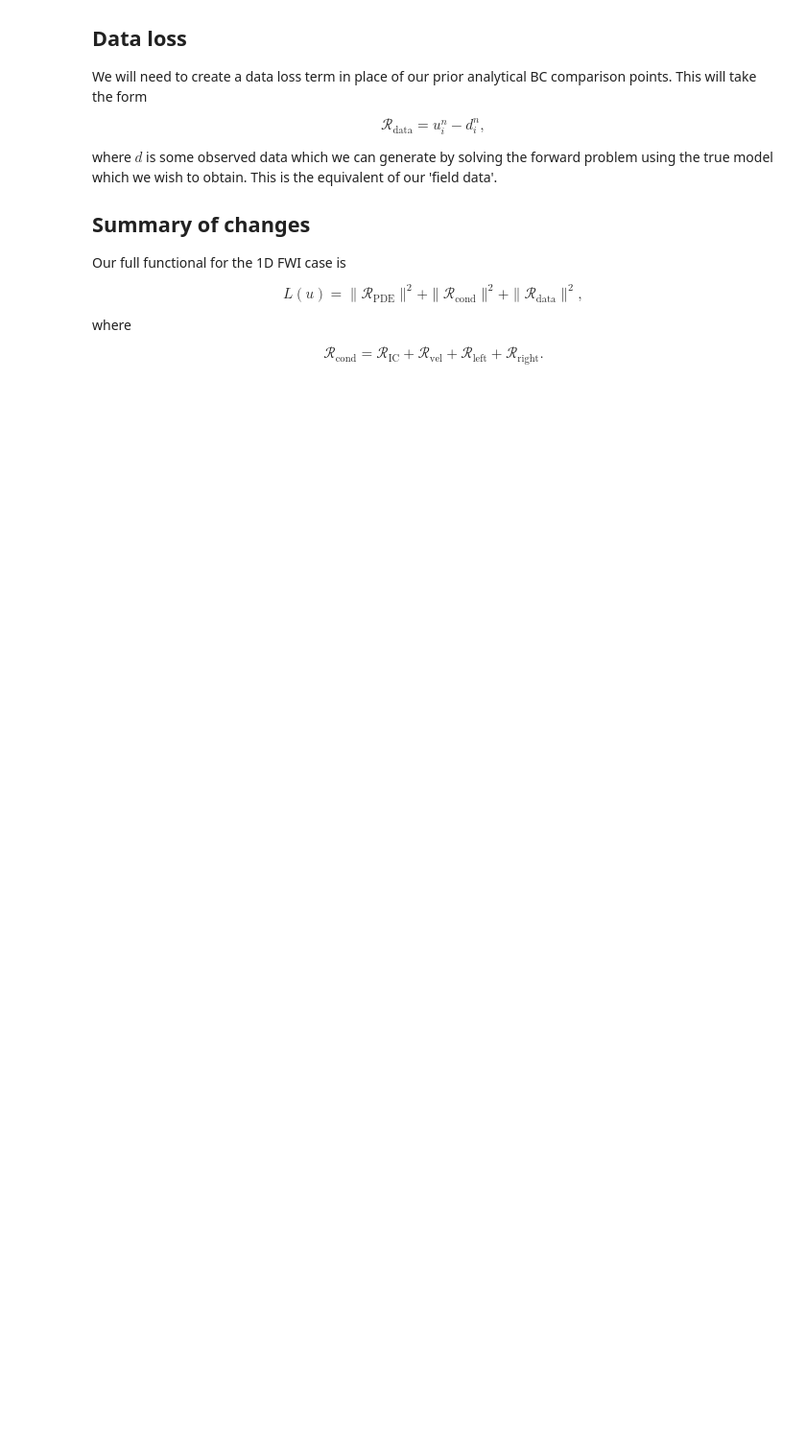
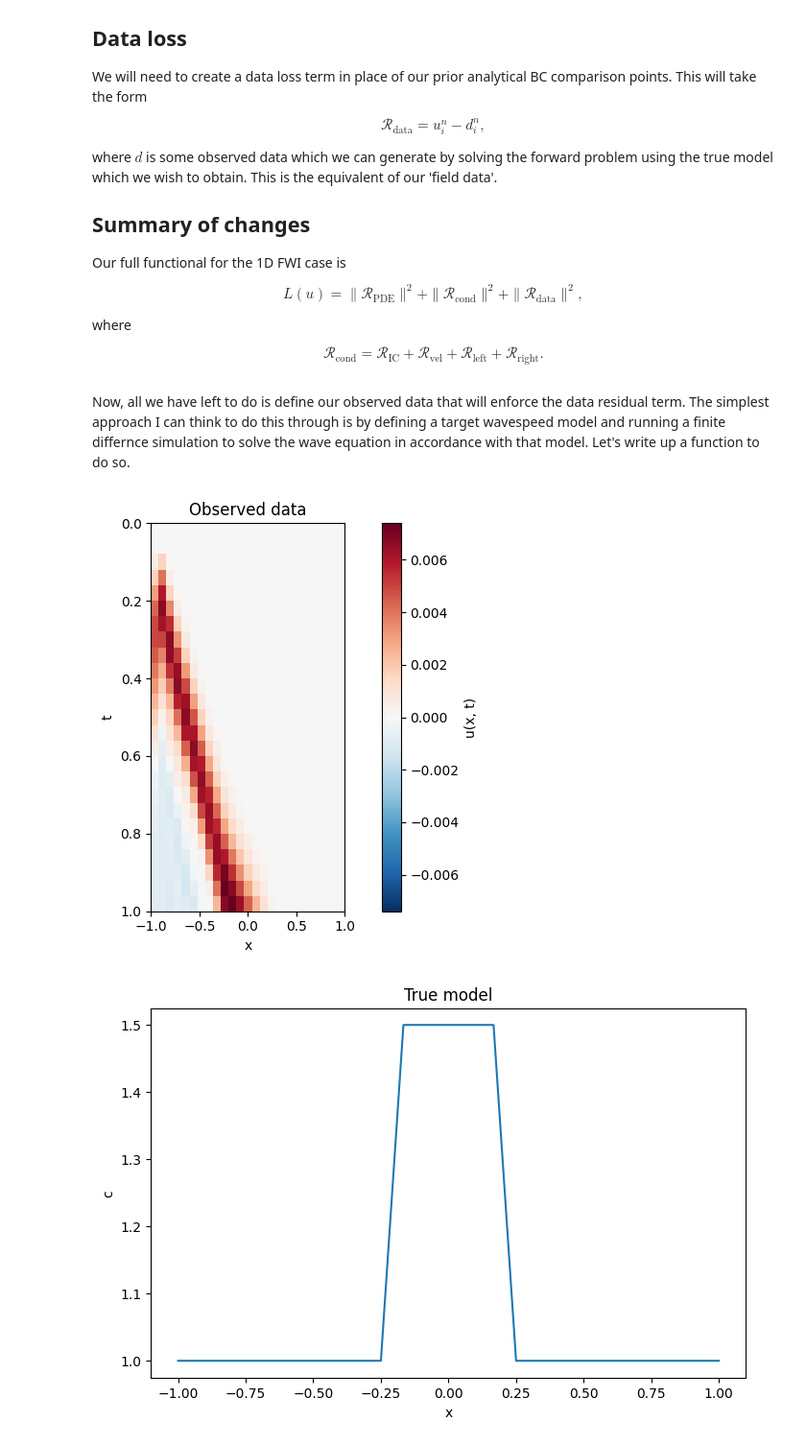
Before and after one commit to Commit2Cosmos/Transcranial-Ultrasound-ODIL, a Jupyter notebook: notebooks/sandbox/1dfwi.ipynb, the cells around one changed output. Shown at 96% size. Drawn from its saved outputs; the diff is of its cells as text; code cells hidden in the pictures; blank space fills up the shorter version.

Commit message:
feat: generate observed data

```diff
--- a/notebooks/sandbox/1dfwi.ipynb
+++ b/notebooks/sandbox/1dfwi.ipynb
@@ -321,3 +321,50 @@ class Discrete1DFWILoss:
         fig.suptitle(title)
         plt.tight_layout()
         plt.show()
+# %% [markdown]
+Now, all we have left to do is define our observed data that will enforce the data residual term. The simplest approach I can think to do this through is by defining a target wavespeed model and running a finite differnce simulation to solve the wave equation in accordance with that model. Let's write up a function to do so.
+# %%
+def generate_observed_data(u: Wavefield, c_true: np.ndarray, i_src: int, f_peak: float) -> np.ndarray:
+    N, I = u.N, u.I
+    dt, dx = u.dt, u.dx
+
+    wavefield = np.zeros((N, I))
+
+    # define our ricker source
+    t = np.linspace(u.t_0, u.t_N, N)
+    amplitude = (np.pi**2) * (f_peak**2) * (t**2)
+    ricker = (1 - 2*amplitude) * np.exp(-amplitude)
+
+    # create source mask for injection locations
+    src_mask = (np.arange(1, I-1) == i_src)
+
+    for n in range(1, N - 1):
+        uxx = (wavefield[n, 2:] - 2*wavefield[n, 1:-1] + wavefield[n, :-2]) / dx**2
+        wavefield[n+1, 1:-1] = (2 * wavefield[n, 1:-1] - wavefield[n-1, 1:-1]
+                                + (c_true[1:-1] * dt)**2 * uxx
+                                + dt**2 * ricker[n] * src_mask
+                                )
+
+        # absorbing BCs
+        nu_l = c_true[0]  * dt / dx
+        nu_r = c_true[-1] * dt / dx
+        wavefield[n+1, 0]  = (wavefield[n, 0]  + nu_l * wavefield[n+1, 1])  / (1 + nu_l)
+        wavefield[n+1, -1] = (wavefield[n, -1] + nu_r * wavefield[n+1, -2]) / (1 + nu_r)
+
+    return wavefield
+# %%
+# create our true model
+u = Wavefield()
+c_true = np.ones(u.I)
+c_true[10:15] = 1.5 # central velocity anomaly
+# %%
+# get the observed data
+wavefield_true = generate_observed_data(u, c_true, i_src=1, f_peak=1.0)
+# %%
+# wrap in a wavefield to pass to the loss
+d_obs = Wavefield(init_amplitude=wavefield_true, init_wavespeed=c_true)
+d_obs.show_domain("Observed data")
+d_obs.show_model("True model")
+# %% [output]
+[figure, added]
+[figure, added]
```
Also changed, not shown: parts of 2 cells of this notebook.
